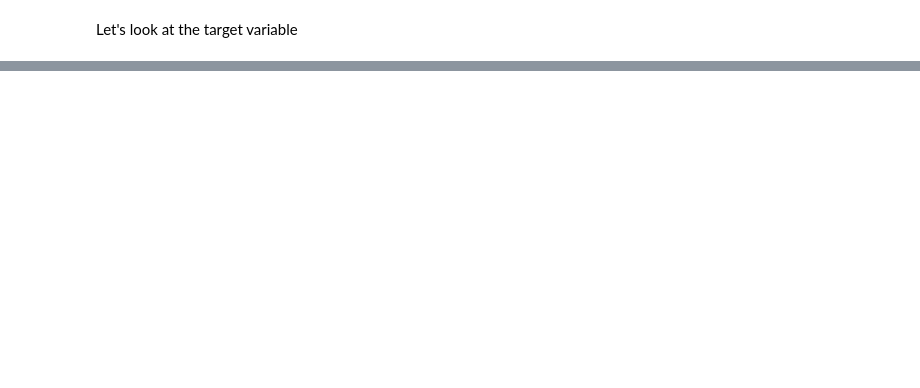
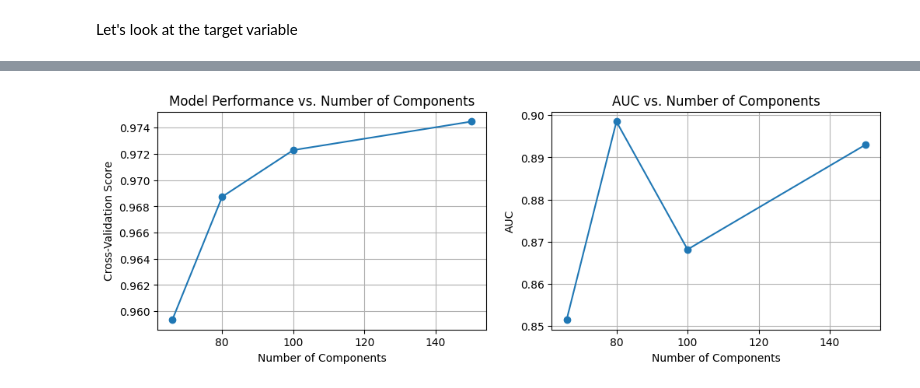
Before and after one commit to Ykisi/home_assignment_repo, a Jupyter notebook: home_assignment_code.ipynb, the cells around one changed output, grey strips where cells are left out. Cells and saved outputs as stored; diff of their text form; code cells hidden in the pictures; blank space fills up the shorter version.

```diff
--- a/home_assignment_code.ipynb
+++ b/home_assignment_code.ipynb
@@ -1,9 +26,8 @@
 # %%
+# Load and sample data
+df = pd.read_feather("/content/drive/MyDrive/home_assignment.feather").sample(frac=0.4)
+
 pd.set_option('display.max_columns', None)
 pd.set_option('display.max_rows', None)
-# %%
-import pandas as pd
-
-df = pd.read_feather("/content/drive/MyDrive/home_assignment.feather").sample(frac=0.3)
 # %% [markdown]
 ## **Data Preparation**
@@ -293,0 +115,8 @@ Precision-Recall AUC: 1.0000
+# %%
+# Reinclude significant columns
+exclude_columns = ['LNZGNNA', 'YTYOTNN', 'KWGZVQN']
+columns_to_drop = [col for col in columns_to_drop if col not in exclude_columns]
+df_filtered = df.drop(columns=columns_to_drop)
+print(f"Columns retained: {exclude_columns}")
+print(f"Original shape: {df.shape}")
+print(f"Reduced shape: {df_filtered.shape}")
@@ -293,0 +163,4 @@ Precision-Recall AUC: 1.0000
+# %%
+# Creat the binary label
+df_reduced = df_reduced.dropna(subset=['TLJYWBE']).reset_index(drop=True)
+df_reduced['TLJYWBE_results'] = df_reduced['TLJYWBE'].apply(lambda x: 1 if x < 1e-5 else 0)
@@ -293,0 +180,74 @@ Precision-Recall AUC: 1.0000
+# %%
+# Range for the number of PCA components
+num_components_range = [66, 80, 100, 150]
+
+scores = []
+confusion_matrices = []
+aucs = []
+classification_reports = []
+
+# Defining X and y
+X = df_reduced.drop(['TLJYWBE', 'TLJYWBE_results'], axis=1).values
+y = df_reduced['TLJYWBE_results'].values
+
+for num_components in num_components_range:
+    # Pipeline with imputation, scaling, PCA, resampling, and model
+    pipeline = Pipeline([
+        ('imputer', SimpleImputer(strategy='mean')),
+        ('scaler', StandardScaler()),
+        ('pca', PCA(n_components=num_components)),
+        ('downsampling', RandomUnderSampler(sampling_strategy=0.1, random_state=42)),
+        ('upsampling', SMOTE(random_state=42)),
+        ('classifier', xgb.XGBClassifier(
+            eval_metric='logloss',
+            use_label_encoder=False,
+            random_state=42
+        ))
+    ])
+
+    # Cross-validation
+    y_pred = cross_val_predict(pipeline, X, y, cv=5, method='predict')
+    y_pred_proba = cross_val_predict(pipeline, X, y, cv=5, method='predict_proba')[:, 1]
+
+    # Evaluate performance
+    score = cross_val_score(pipeline, X, y, cv=5).mean()
+    confusion_mtx = confusion_matrix(y, y_pred)
+    auc = roc_auc_score(y, y_pred_proba)
+    report = classification_report(y, y_pred, output_dict=True)
+
+    scores.append(score)
+    confusion_matrices.append(confusion_mtx)
+    aucs.append(auc)
+    classification_reports.append(report)
+
+# Plot of cross-validation scores
+plt.figure(figsize=(12, 8))
+
+plt.subplot(2, 2, 1)
+plt.plot(num_components_range, scores, marker='o')
+plt.title('Model Performance vs. Number of Components')
+plt.xlabel('Number of Components')
+plt.ylabel('Cross-Validation Score')
+plt.grid()
+
+# Plot of AUC scores
+plt.subplot(2, 2, 2)
+plt.plot(num_components_range, aucs, marker='o')
+plt.title('AUC vs. Number of Components')
+plt.xlabel('Number of Components')
+plt.ylabel('AUC')
+plt.grid()
+
+plt.show()
+
+for num_components, confusion_mtx, auc, report in zip(num_components_range, confusion_matrices, aucs, classification_reports):
+    print(f'Number of Components: {num_components}')
+    print('Confusion Matrix:')
+    print(confusion_mtx)
+    print(f'AUC: {auc:.4f}')
+    print('Classification Report:')
+    for label, metrics in report.items():
+        if isinstance(metrics, dict):
+            print(f"Class {label}: Precision: {metrics['precision']:.4f}, Recall: {metrics['recall']:.4f}, F1 Score: {metrics['f1-score']:.4f}")
+# %% [output]
+[figure, added]
```
Also changed, not shown: parts of 40 cells of this notebook, 1 other file.
